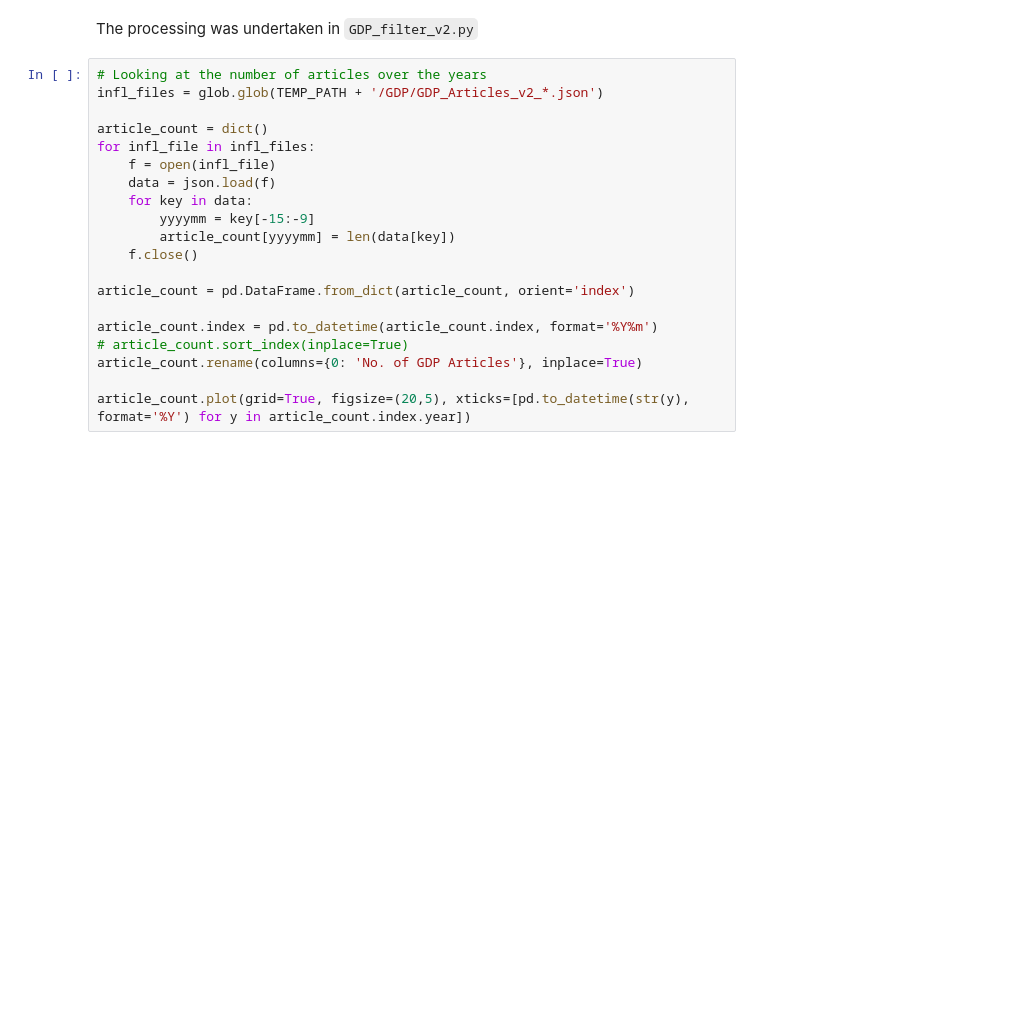
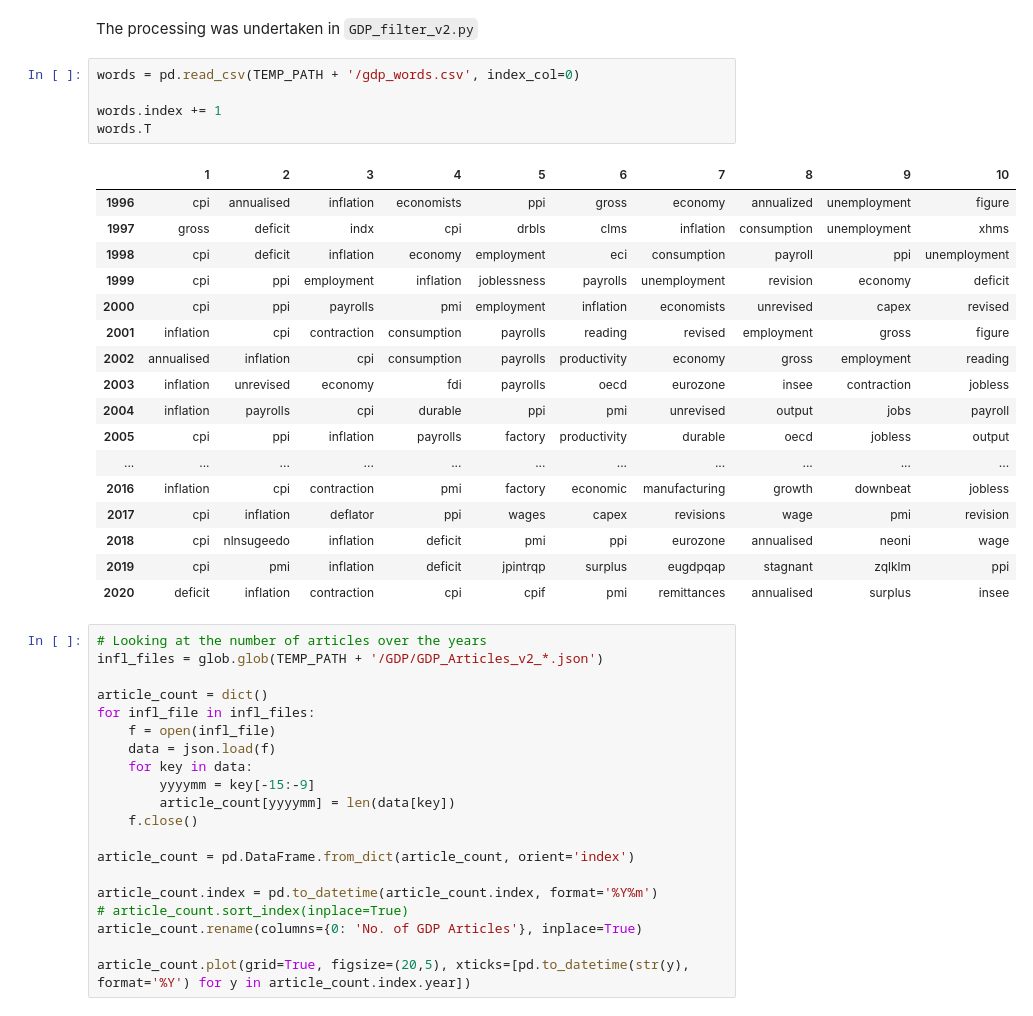
Before and after one commit to mehasadasivam/NLP, a Jupyter notebook: Master Notebook.ipynb, the cells around one changed output. Saved outputs shown, nothing was run; the diff lists cells and outputs as text; blank space fills up the shorter version.

```diff
--- a/Master Notebook.ipynb
+++ b/Master Notebook.ipynb
@@ -161,6 +170,29 @@ article_count.groupby(article_count.index.year).sum()
 #### 2.2 GDP Based
 # %% [markdown]
 The processing was undertaken in `GDP_filter_v2.py`
+# %%
+words = pd.read_csv(TEMP_PATH + '/gdp_words.csv', index_col=0)
+
+words.index += 1
+words.T
+# %% [output]
+|  | 1 | 2 | 3 | 4 | 5 | 6 | 7 | 8 | 9 | 10 |
+| 1996 | cpi | annualised | inflation | economists | ppi | gross | economy | annualized | unemployment | figure |
+| 1997 | gross | deficit | indx | cpi | drbls | clms | inflation | consumption | unemployment | xhms |
+| 1998 | cpi | deficit | inflation | economy | employment | eci | consumption | payroll | ppi | unemployment |
+| 1999 | cpi | ppi | employment | inflation | joblessness | payrolls | unemployment | revision | economy | deficit |
+| 2000 | cpi | ppi | payrolls | pmi | employment | inflation | economists | unrevised | capex | revised |
+| 2001 | inflation | cpi | contraction | consumption | payrolls | reading | revised | employment | gross | figure |
+| 2002 | annualised | inflation | cpi | consumption | payrolls | productivity | economy | gross | employment | reading |
+| 2003 | inflation | unrevised | economy | fdi | payrolls | oecd | eurozone | insee | contraction | jobless |
+| 2004 | inflation | payrolls | cpi | durable | ppi | pmi | unrevised | output | jobs | payroll |
+| 2005 | cpi | ppi | inflation | payrolls | factory | productivity | durable | oecd | jobless | output |
+| ... | ... | ... | ... | ... | ... | ... | ... | ... | ... | ... |
+| 2016 | inflation | cpi | contraction | pmi | factory | economic | manufacturing | growth | downbeat | jobless |
+| 2017 | cpi | inflation | deflator | ppi | wages | capex | revisions | wage | pmi | revision |
+| 2018 | cpi | nlnsugeedo | inflation | deficit | pmi | ppi | eurozone | annualised | neoni | wage |
+| 2019 | cpi | pmi | inflation | deficit | jpintrqp | surplus | eugdpqap | stagnant | zqlklm | ppi |
+| 2020 | deficit | inflation | contraction | cpi | cpif | pmi | remittances | annualised | surplus | insee |
 # %%
 # Looking at the number of articles over the years
 infl_files = glob.glob(TEMP_PATH + '/GDP/GDP_Articles_v2_*.json')
```
Also changed, not shown: parts of 14 cells of this notebook, 6 other files.
